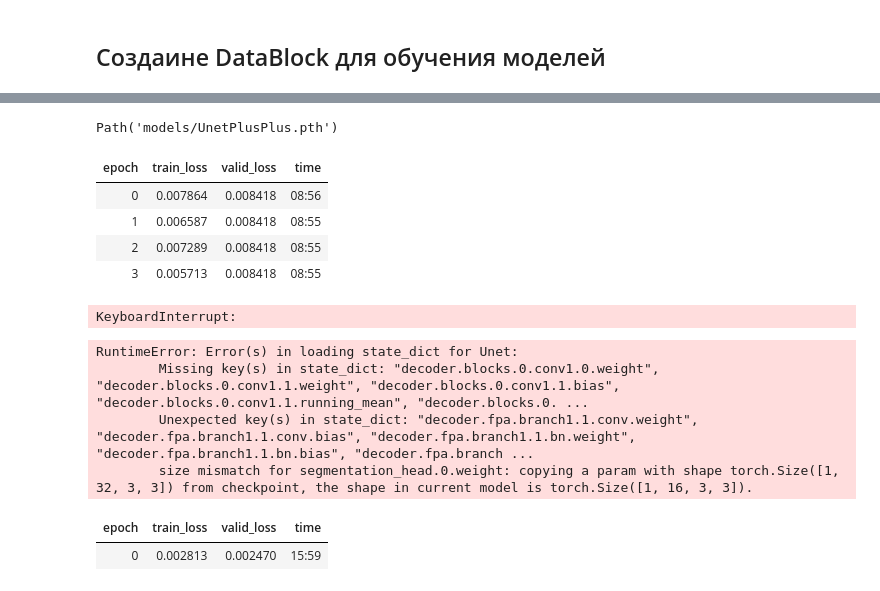
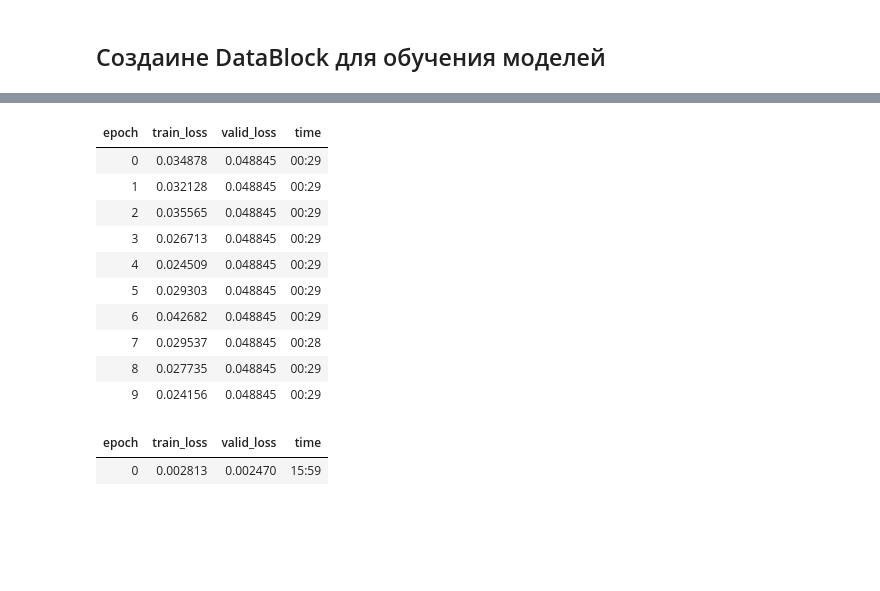
Before and after one commit to Leonn-Leon/Asbest_study, a Jupyter notebook: Камни.ipynb, the cells around one changed output, grey strips where cells are left out. Cells and saved outputs as stored; diff of their text form; code cells hidden in the pictures; blank space fills up the shorter version.

Commit message:
Добавил k-folds, callbacks, кастомный лосс
Начал обучать Unet++

```diff
--- a/Камни.ipynb
+++ b/Камни.ipynb
@@ -131,20 +168,24 @@ dls = binary.dataloaders(data_path/'images', bs=2)
 # %%
-path = Path('/storage/vskovoroda/Stones/data')
-dls = SegmentationDataLoaders.from_label_func(path = path,
-            bs = 10,
-            item_tfms = RandomCrop(480),
-            batch_tfms=[Normalize.from_stats(*imagenet_stats),
-                        *aug_transforms(
-                            mult=1.0,
-                            do_flip=True,
-                            flip_vert=True,
-                            max_rotate=45.0,
-                            max_lighting=0.0,
-                            max_warp=0.0,
-                            p_affine=0.8,
-                            max_zoom = 1.0,
-                            pad_mode=PadMode.Zeros
-                    )],
-            fnames = get_image_files(path/'images'),
-            label_func = lambda o: path/'annotations'/o.name,
-            codes = ['no_asbest', 'asbest'])
+data_path = Path('/storage/vskovoroda/Stones/data')
+for train_idx, val_idx in kf.split(get_image_files(data_path/'images')):
+    dblock = DataBlock(blocks=(ImageBlock(PILImage), MaskBlock(codes=['no_asbest','asbest'])),
+                   splitter=IndexSplitter(val_idx),
+                   get_y=lambda o: data_path/'annotations'/o.name,
+                   item_tfms=[Resize(1000), RandomCrop(256)],
+                   batch_tfms=[Normalize.from_stats(*imagenet_stats),
+                                *aug_transforms(
+                                    mult=1.0,
+                                    do_flip=True,
+                                    flip_vert=True,
+                                    max_rotate=45.0,
+                                    max_lighting=0.0,
+                                    max_warp=0.0,
+                                    p_affine=0.8,
+                                    max_zoom = 1.0,
+                                    pad_mode=PadMode.Reflection
+                    )])
+    dls = SegmentationDataLoaders.from_dblock(dblock,
+                                    get_image_files(data_path/'images'),
+                                    path=data_path,
+                                    bs = 10)
+    break
@@ -242,7 +267,3 @@ KeyboardInterrupt:
-# %%
-learn.save('UnetPlusPlus')
-# %% [output]
-Path('models/UnetPlusPlus.pth')
 # %%
 with torch.no_grad():
     torch.cuda.empty_cache()
@@ -256,18 +277,16 @@ model = smp.MAnet(
 # %%
 learn = Learner(dls, model, loss_func=DiceLoss())
 # %%
-learn.fit(7)
+learn.fit(10)
 # %% [output]
 | epoch | train_loss | valid_loss | time |
-| 0 | 0.007864 | 0.008418 | 08:56 |
-| 1 | 0.006587 | 0.008418 | 08:55 |
-| 2 | 0.007289 | 0.008418 | 08:55 |
-| 3 | 0.005713 | 0.008418 | 08:55 |
+| 0 | 0.034878 | 0.048845 | 00:29 |
+| 1 | 0.032128 | 0.048845 | 00:29 |
+| 2 | 0.035565 | 0.048845 | 00:29 |
+| 3 | 0.026713 | 0.048845 | 00:29 |
+| 4 | 0.024509 | 0.048845 | 00:29 |
+| 5 | 0.029303 | 0.048845 | 00:29 |
+| 6 | 0.042682 | 0.048845 | 00:29 |
+| 7 | 0.029537 | 0.048845 | 00:28 |
+| 8 | 0.027735 | 0.048845 | 00:29 |
+| 9 | 0.024156 | 0.048845 | 00:29 |
-KeyboardInterrupt:
-# %%
-learn.load('PAN')
-# %% [output]
-RuntimeError: Error(s) in loading state_dict for Unet:
-        Missing key(s) in state_dict: "decoder.blocks.0.conv1.0.weight", "decoder.blocks.0.conv1.1.weight", "decoder.blocks.0.conv1.1.bias", "decoder.blocks.0.conv1.1.running_mean", "decoder.blocks.0. ...
-        Unexpected key(s) in state_dict: "decoder.fpa.branch1.1.conv.weight", "decoder.fpa.branch1.1.conv.bias", "decoder.fpa.branch1.1.bn.weight", "decoder.fpa.branch1.1.bn.bias", "decoder.fpa.branch ...
-        size mismatch for segmentation_head.0.weight: copying a param with shape torch.Size([1, 32, 3, 3]) from checkpoint, the shape in current model is torch.Size([1, 16, 3, 3]).
```
Also changed, not shown: parts of 55 cells of this notebook, 9 other files.
